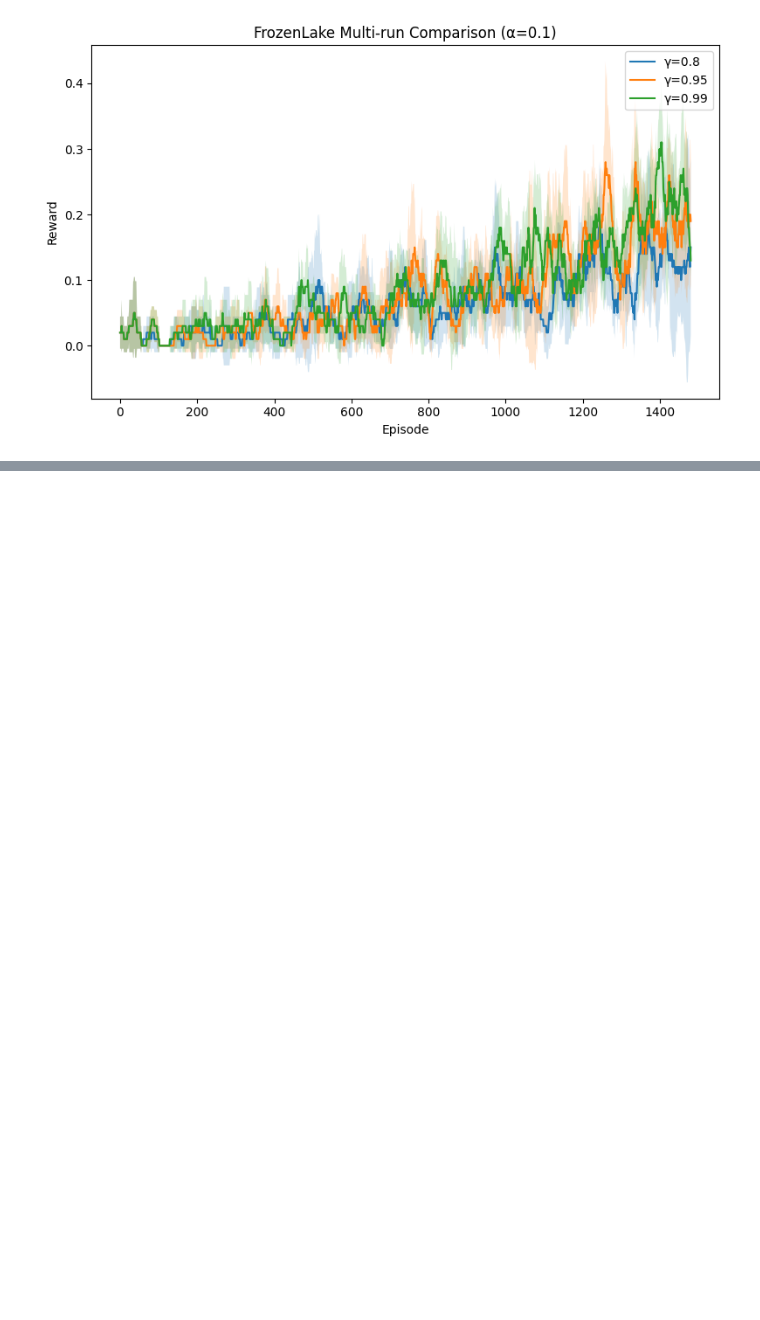
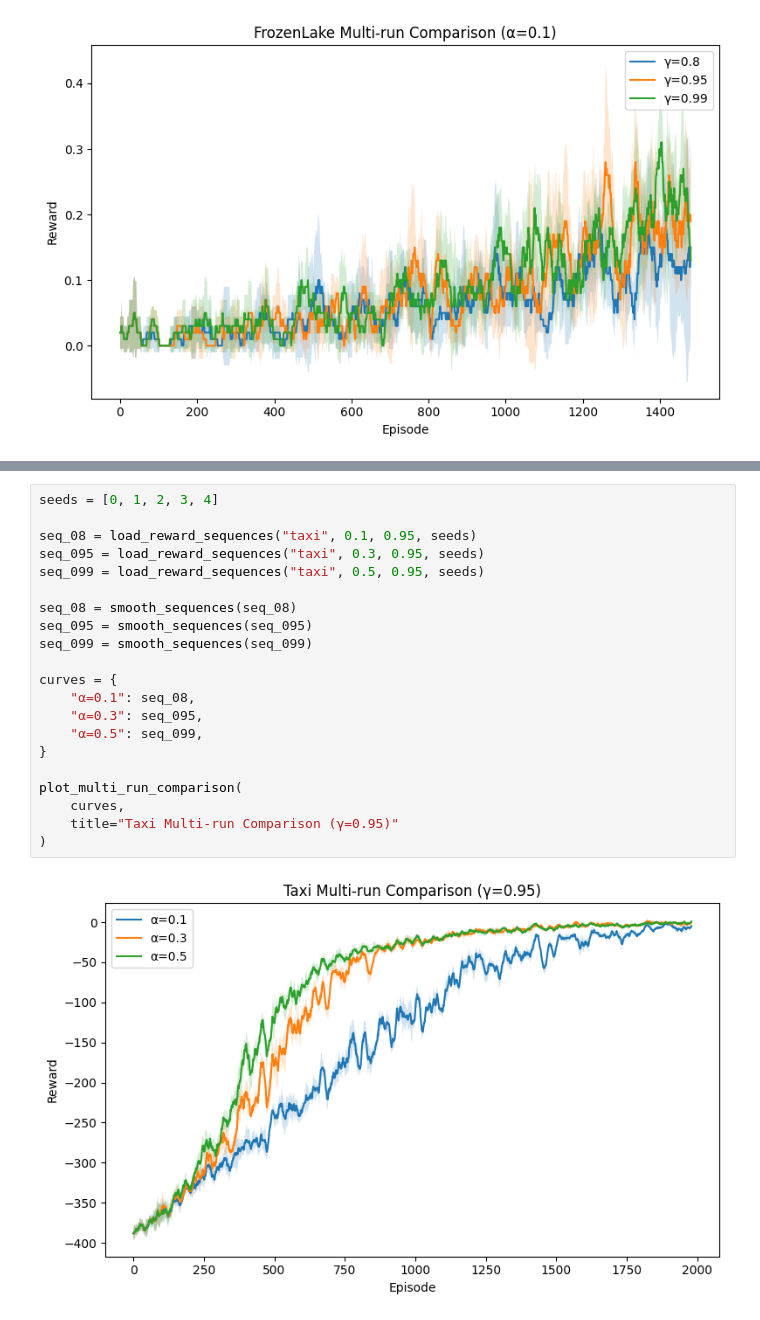
Before and after one commit to SteelspeedYYC/CAS781_finalproject, a Jupyter notebook: experiment.ipynb, the cells around one changed output, grey strips where cells are left out. Saved outputs shown, nothing was run; the diff lists cells and outputs as text; blank space fills up the shorter version.

```diff
--- a/experiment.ipynb
+++ b/experiment.ipynb
@@ -414,0 +569,23 @@ Taxi Experiment
+# %%
+seeds = [0, 1, 2, 3, 4]
+
+seq_08 = load_reward_sequences("taxi", 0.1, 0.95, seeds)
+seq_095 = load_reward_sequences("taxi", 0.3, 0.95, seeds)
+seq_099 = load_reward_sequences("taxi", 0.5, 0.95, seeds)
+
+seq_08 = smooth_sequences(seq_08)
+seq_095 = smooth_sequences(seq_095)
+seq_099 = smooth_sequences(seq_099)
+
+curves = {
+    "α=0.1": seq_08,
+    "α=0.3": seq_095,
+    "α=0.5": seq_099,
+}
+
+plot_multi_run_comparison(
+    curves,
+    title="Taxi Multi-run Comparison (γ=0.95)"
+)
+# %% [output]
+[figure, added]
```
Also changed, not shown: parts of 7 cells of this notebook, 1 other file.
